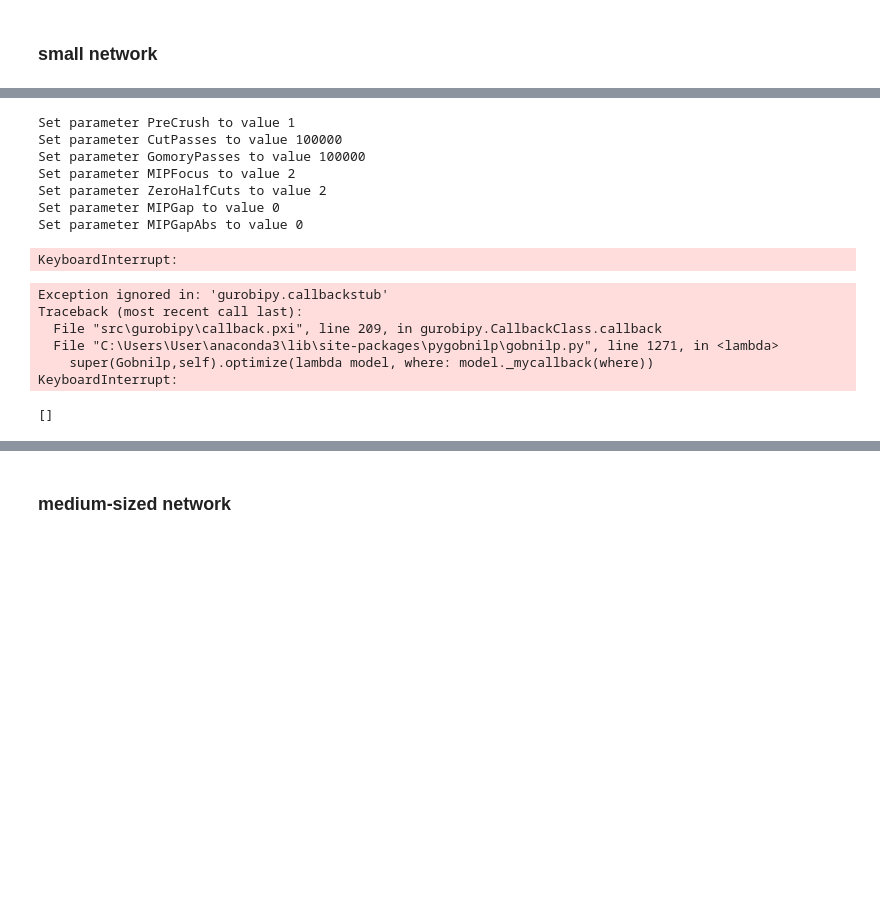
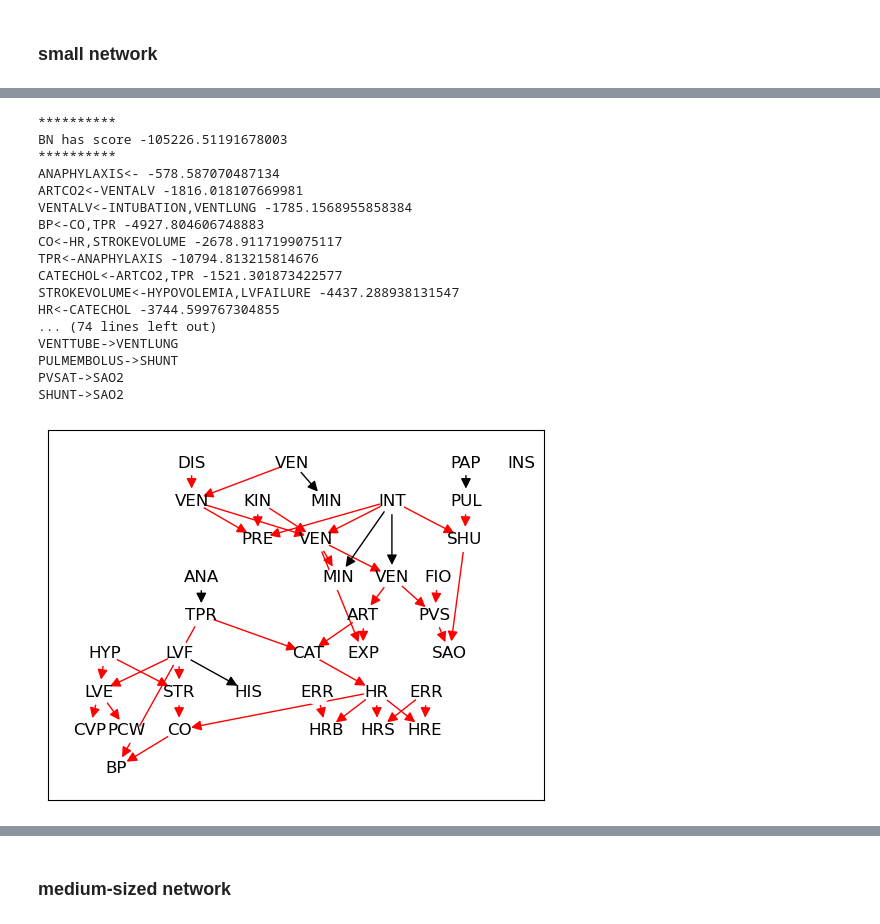
Before and after one commit to Elicit3495/ML_FYP, a Jupyter notebook: conditional.ipynb, the cells around one changed output, grey strips where cells are left out. Drawn from its saved outputs; the diff is of its cells as text; code cells hidden in the pictures; blank space fills up the shorter version.

```diff
--- a/conditional.ipynb
+++ b/conditional.ipynb
@@ -251,3 +201,0 @@ m.adjacency
-# %%
-for i in m.adjacency:
-    print(i)
@@ -275,5 +201,0 @@ frozenset({'Three', 'Two'})
-# %%
-F = []
-for i,j in m.adjacency.items():
-    if j.X == 1:
-        F.append(i)
@@ -294,11 +202,16 @@ p_1, J
+# %%
+V = [x[:2] for x in chi2bool(df_medium, 0.05)[0]]
+V_0 = [x[0] for x in V]
+V_1 = [x[1] for x in V]
 # %%
 %%time
-m = Gobnilp()
 N = 0
-n = 2
+n = 1
 chi_list = []
 while N < n:
     empty_list = []
+    for x,y in zip(V_0, V_1):
+        m.add_obligatory_independence([x], [y])
     m.learn(r'C:\Users\User\Documents\GitHub\ML_FYP\dataset\alarm_10000.dat')
     for i,j in m.adjacency.items():
         if j.X == 1.0:
@@ -307,28 +220,43 @@ while N < n:
     empty_list = [list(x) for x in empty_list]
     phi_0, phi_1 = [x[0] for x in empty_list], [x[1] for x in empty_list]
     for i,j in zip(phi_0, phi_1):
-        chi2 = chi_square(X=i, Y=j, Z=[], data=df_small, significance_level=0.05)
+        chi2 = chi_square(X=[i], Y=[j], Z=[], data=df_medium, significance_level=0.05)
         chi_list.append((i,j,chi2))
     true_list = [x[:2] for x in chi_list if True in x]
     for i,j in true_list:
         m.add_obligatory_independence([i],[j])
     N += 1
-# %% [output]
-Set parameter PreCrush to value 1
-Set parameter CutPasses to value 100000
-Set parameter GomoryPasses to value 100000
-Set parameter MIPFocus to value 2
-Set parameter ZeroHalfCuts to value 2
-Set parameter MIPGap to value 0
-Set parameter MIPGapAbs to value 0
-KeyboardInterrupt:
-Exception ignored in: 'gurobipy.callbackstub'
-Traceback (most recent call last):
-  File "src\gurobipy\callback.pxi", line 209, in gurobipy.CallbackClass.callback
-  File "C:\Users\User\anaconda3\lib\site-packages\pygobnilp\gobnilp.py", line 1271, in <lambda>
-    super(Gobnilp,self).optimize(lambda model, where: model._mycallback(where))
-KeyboardInterrupt:
 # %%
-true_list
+empty_list = []
+m.learn(r'C:\Users\User\Documents\GitHub\ML_FYP\dataset\alarm_10000.dat')
+for i,j in m.adjacency.items():
+    if j.X == 1.0:
+        empty_list.append(i)
+#chi2 test
+# empty_list = [list(x) for x in empty_list]
+# phi_0, phi_1 = [x[0] for x in empty_list], [x[1] for x in empty_list]
+# for i,j in zip(phi_0, phi_1):
+#     chi2 = chi_square(X=[i], Y=[j], Z=[], data=df_medium, significance_level=0.05)
+#     chi_list.append((i,j,chi2))
+# true_list = [x[:2] for x in chi_list if True in x]
+# for i,j in true_list:
+#     m.add_obligatory_independence([i],[j])
 # %% [output]
-[]
+**********
+BN has score -105226.51191678003
+**********
+ANAPHYLAXIS<- -578.587070487134
+ARTCO2<-VENTALV -1816.018107669981
+VENTALV<-INTUBATION,VENTLUNG -1785.1568955858384
+BP<-CO,TPR -4927.804606748883
+CO<-HR,STROKEVOLUME -2678.9117199075117
+TPR<-ANAPHYLAXIS -10794.813215814676
+CATECHOL<-ARTCO2,TPR -1521.301873422577
+STROKEVOLUME<-HYPOVOLEMIA,LVFAILURE -4437.288938131547
+HR<-CATECHOL -3744.599767304855
+... (74 lines left out)
+VENTTUBE->VENTLUNG
+PULMEMBOLUS->SHUNT
+PVSAT->SAO2
+SHUNT->SAO2
+[figure, added]
```
Also changed, not shown: parts of 20 cells of this notebook.
